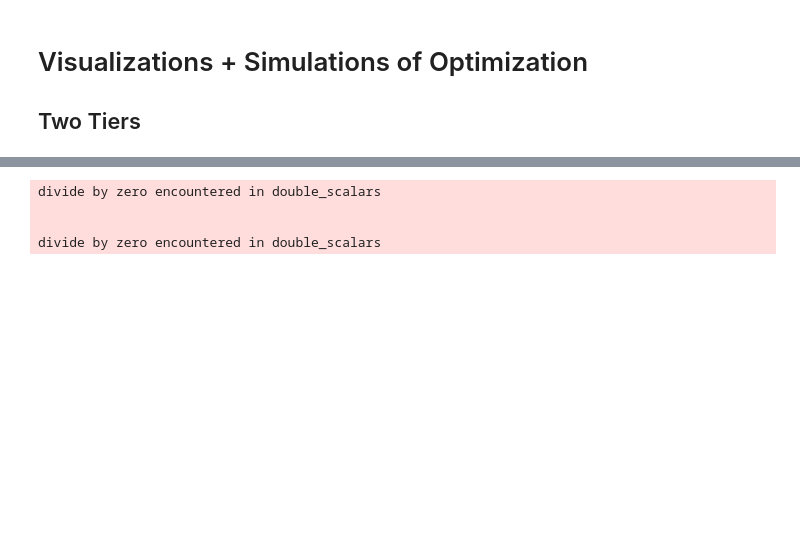
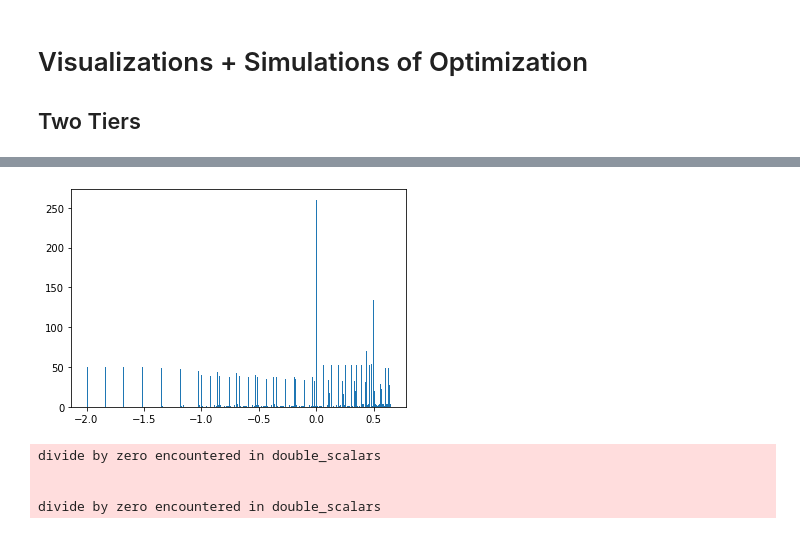
Before and after one commit to kabir-vats/Tiered-Dynamic-Pricing, a Jupyter notebook: probablistic_optimization.ipynb, the cells around one changed output, grey strips where cells are left out. Cells and saved outputs as stored; diff of their text form; code cells hidden in the pictures; blank space fills up the shorter version.

```diff
--- a/probablistic_optimization.ipynb
+++ b/probablistic_optimization.ipynb
@@ -257,3 +298,7 @@ make_vis(X,Y,Z,"Tier 1 Price", "Tier 2 Price", "Profit", f"Profit as a Function
+# %%
+plt.hist(profit_vals, bins=300);
+# %% [output]
+[figure, added]
 # %%
 # PARAMS
 scaling_lambda = 4/5
```
Also changed, not shown: parts of 19 cells of this notebook.
